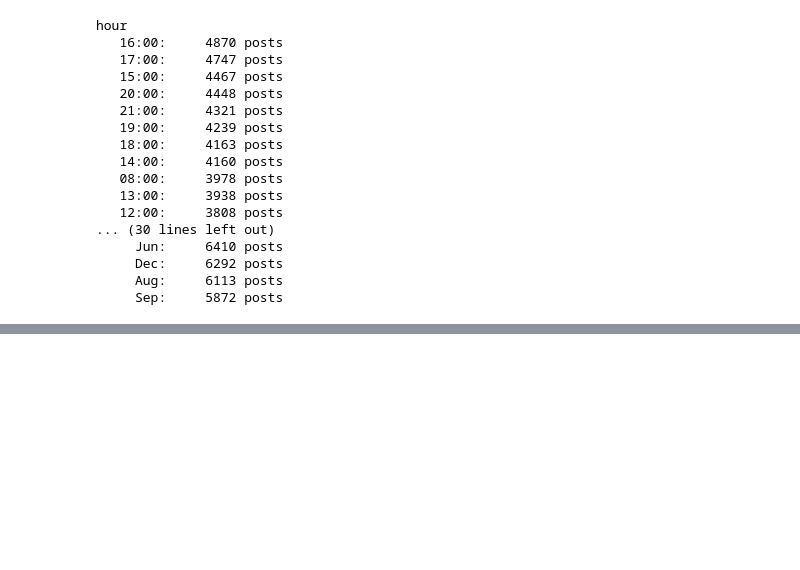
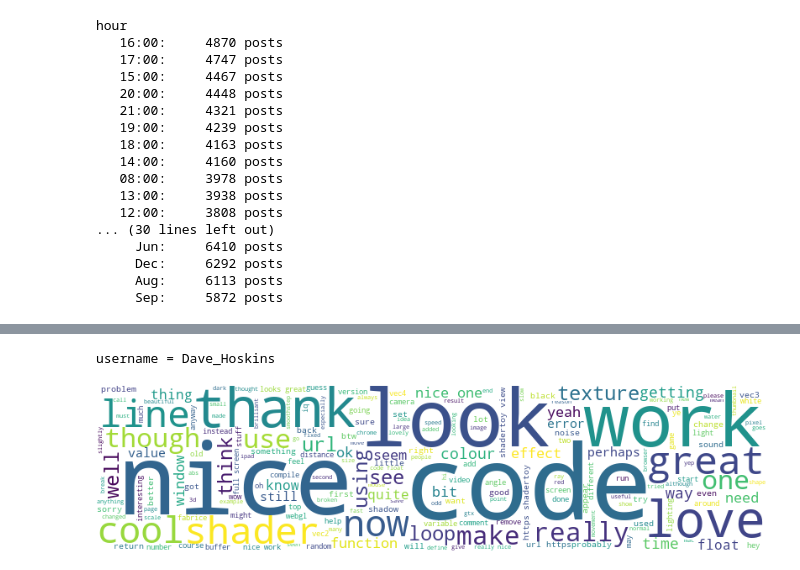
Before and after one commit to defgsus/shadertoz, a Jupyter notebook: notebooks/shadertoy-stats.ipynb, the cells around one changed output, grey strips where cells are left out. Saved outputs shown, nothing was run; the diff lists cells and outputs as text; code cells hidden in the pictures; blank space fills up the shorter version.

```diff
--- a/notebooks/shadertoy-stats.ipynb
+++ b/notebooks/shadertoy-stats.ipynb
@@ -82,0 +106,5 @@ hour
+# %%
+comments_wordcloud(username="Dave_Hoskins")
+# %% [output]
+username = Dave_Hoskins
+[figure, added]
```
Also changed, not shown: parts of 5 cells of this notebook, 1 other file.
